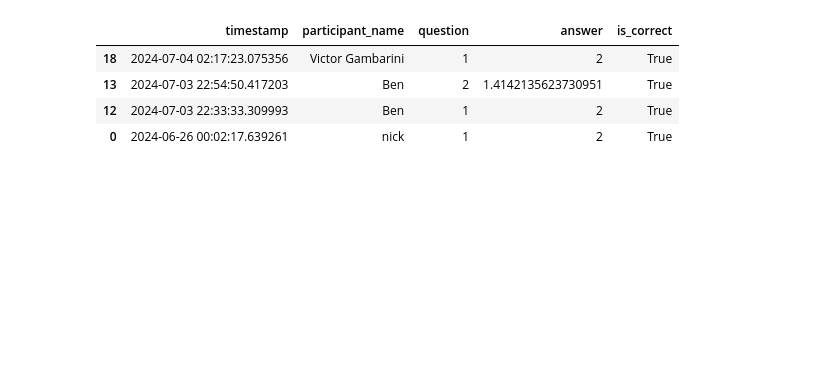
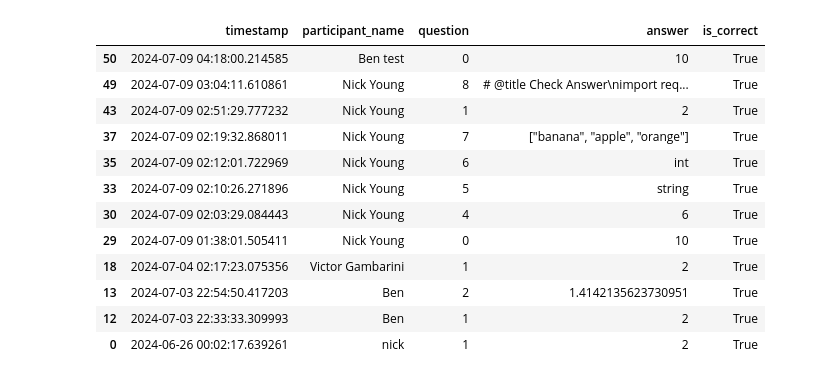
Before and after one commit to UoA-eResearch/ResBaz24Python, a Jupyter notebook: plot_answers.ipynb, the cells around one changed output. Drawn from its saved outputs; the diff is of its cells as text; code cells hidden in the pictures; blank space fills up the shorter version.

```diff
--- a/plot_answers.ipynb
+++ b/plot_answers.ipynb
@@ -26,11 +30,13 @@ df
 # %%
-df['question'] = df['question'].astype(str)
 df = df.sort_values(["is_correct", "timestamp"], ascending=False).drop_duplicates(["participant_name", "question"])
 # Group by question and count the total and correct answers
 grouped = df.groupby('question').agg(total=('is_correct', 'size'), correct=('is_correct', 'sum')).reset_index()
 
 # Calculate incorrect answers
 grouped['incorrect'] = grouped['total'] - grouped['correct']
+
+# Remove questions greater than 1000 as those are used for other purposes
+grouped = grouped[grouped['question'] <= 1000]
 
 # Plot the stacked bar chart
 plt.figure(figsize=(10, 6))
@@ -47,8 +53,18 @@ plt.show()
 # %%
 df_correct = df[df.is_correct].drop_duplicates(["participant_name", "question"])
+# Remove questions greater than 1000 as those are used for other purposes
+df_correct = df_correct[df_correct['question'] <= 1000]
 df_correct
 # %% [output]
 |  | timestamp | participant_name | question | answer | is_correct |
+| 50 | 2024-07-09 04:18:00.214585 | Ben test | 0 | 10 | True |
+| 49 | 2024-07-09 03:04:11.610861 | Nick Young | 8 | # @title Check Answer\nimport req... | True |
+| 43 | 2024-07-09 02:51:29.777232 | Nick Young | 1 | 2 | True |
+| 37 | 2024-07-09 02:19:32.868011 | Nick Young | 7 | ["banana", "apple", "orange"] | True |
+| 35 | 2024-07-09 02:12:01.722969 | Nick Young | 6 | int | True |
+| 33 | 2024-07-09 02:10:26.271896 | Nick Young | 5 | string | True |
+| 30 | 2024-07-09 02:03:29.084443 | Nick Young | 4 | 6 | True |
+| 29 | 2024-07-09 01:38:01.505411 | Nick Young | 0 | 10 | True |
 | 18 | 2024-07-04 02:17:23.075356 | Victor Gambarini | 1 | 2 | True |
 | 13 | 2024-07-03 22:54:50.417203 | Ben | 2 | 1.4142135623730951 | True |
 | 12 | 2024-07-03 22:33:33.309993 | Ben | 1 | 2 | True |
```
Also changed, not shown: parts of 5 cells of this notebook.
